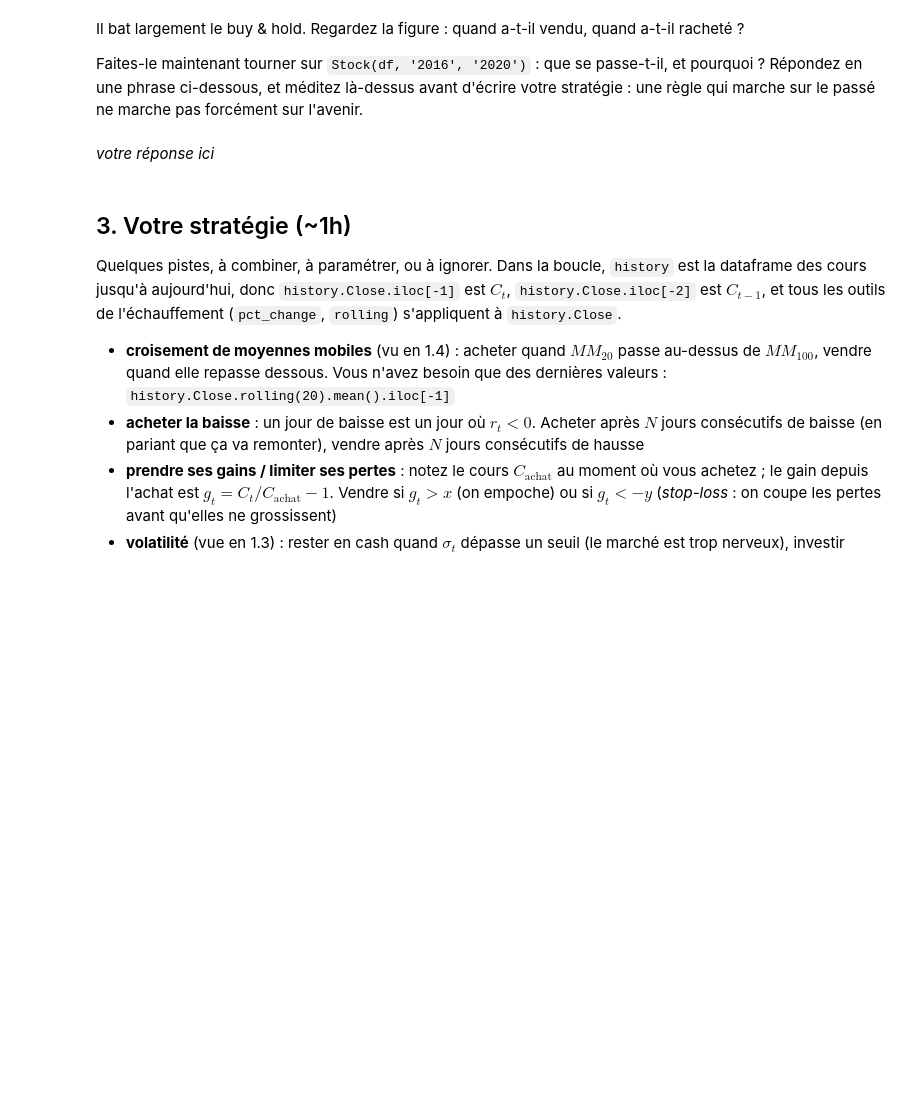
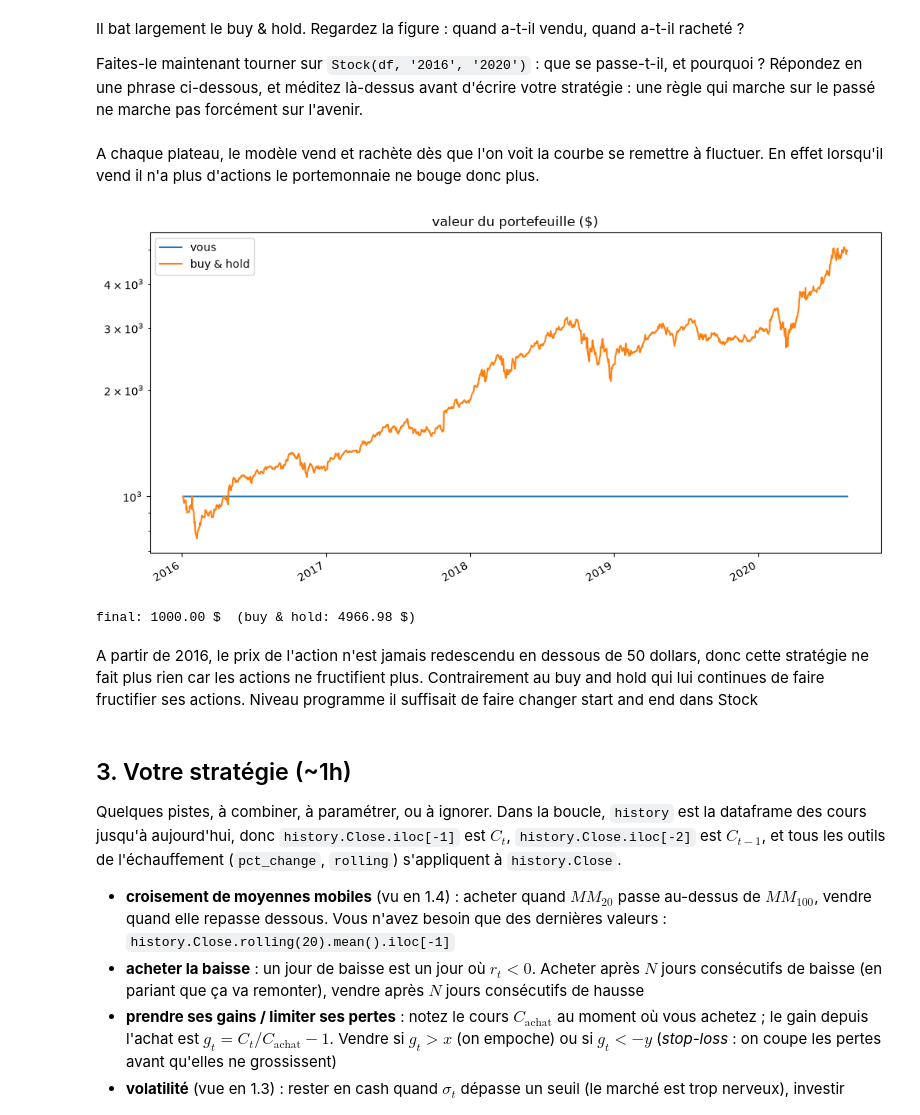
Before and after one commit to SIMVIA-lucas-sovre/projet-trading-pandas, a Jupyter notebook: groupe-2.ipynb, the cells around one changed output. Drawn from its saved outputs; the diff is of its cells as text; code cells hidden in the pictures; blank space fills up the shorter version.

```diff
--- a/groupe-2.ipynb
+++ b/groupe-2.ipynb
@@ -235,10 +238,22 @@ Il bat largement le buy & hold. Regardez la figure : quand a-t-il vendu, quand a
 Faites-le maintenant tourner sur `Stock(df, '2016', '2020')` : que se passe-t-il, et pourquoi ?
 Répondez en une phrase ci-dessous, et méditez là-dessus avant d'écrire votre stratégie :
 une règle qui marche sur le passé ne marche pas forcément sur l'avenir.
+# %% [markdown]
+A chaque plateau, le modèle vend et rachète dès que l'on voit la courbe se remettre à fluctuer. En effet lorsqu'il vend il n'a plus d'actions le portemonnaie ne bouge donc plus.
 # %%
-# votre code
+stock = Stock(df,start="2016", end='2020')          # 1000 $, 0 action
+for date, history in stock.days():     # un tour de boucle par jour de cotation
+    p = history.Close                  # les cours jusqu'à aujourd'hui inclus
+    if p.iloc[-1] < 50 and stock.bankAccount() > 0:
+        stock.buy()                    # tout ce qu'on peut acheter
+    elif p.iloc[-1] > 100 and stock.amount() > 0:
+        stock.sell()                   # tout vendre
+stock.plot()
+# %% [output]
+[figure, added]
+final: 1000.00 $  (buy & hold: 4966.98 $)
-# %% [markdown]
-*votre réponse ici*
+# %% [markdown]
+A partir de 2016, le prix de l'action n'est jamais redescendu en dessous de 50 dollars, donc cette stratégie ne fait plus rien car les actions ne fructifient plus. Contrairement au buy and hold qui lui continues de faire fructifier ses actions. Niveau programme il suffisait de faire changer start and end dans Stock
 # %% [markdown]
 ## 3. Votre stratégie (~1h)
 
```
Also changed, not shown: parts of 1 cell of this notebook.
